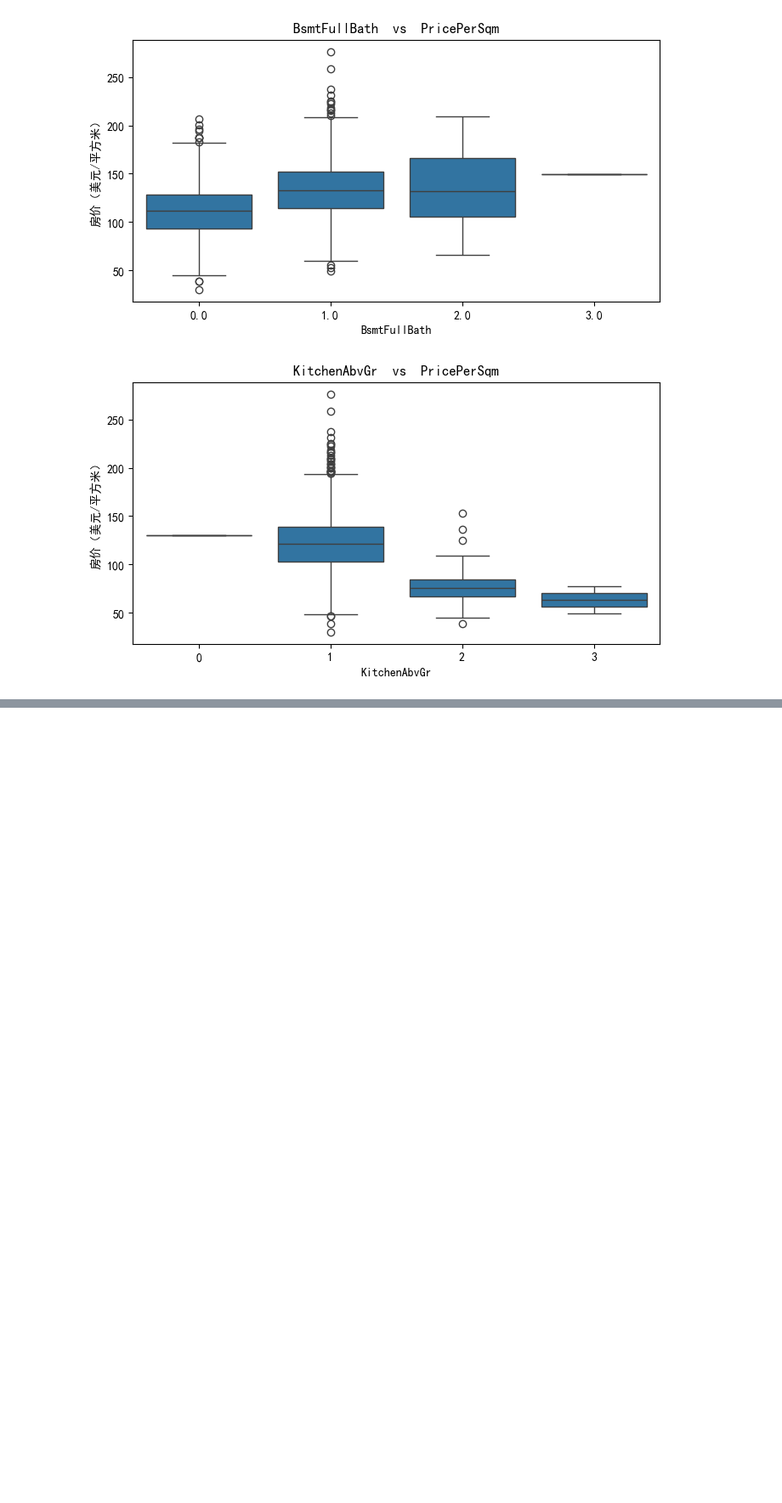
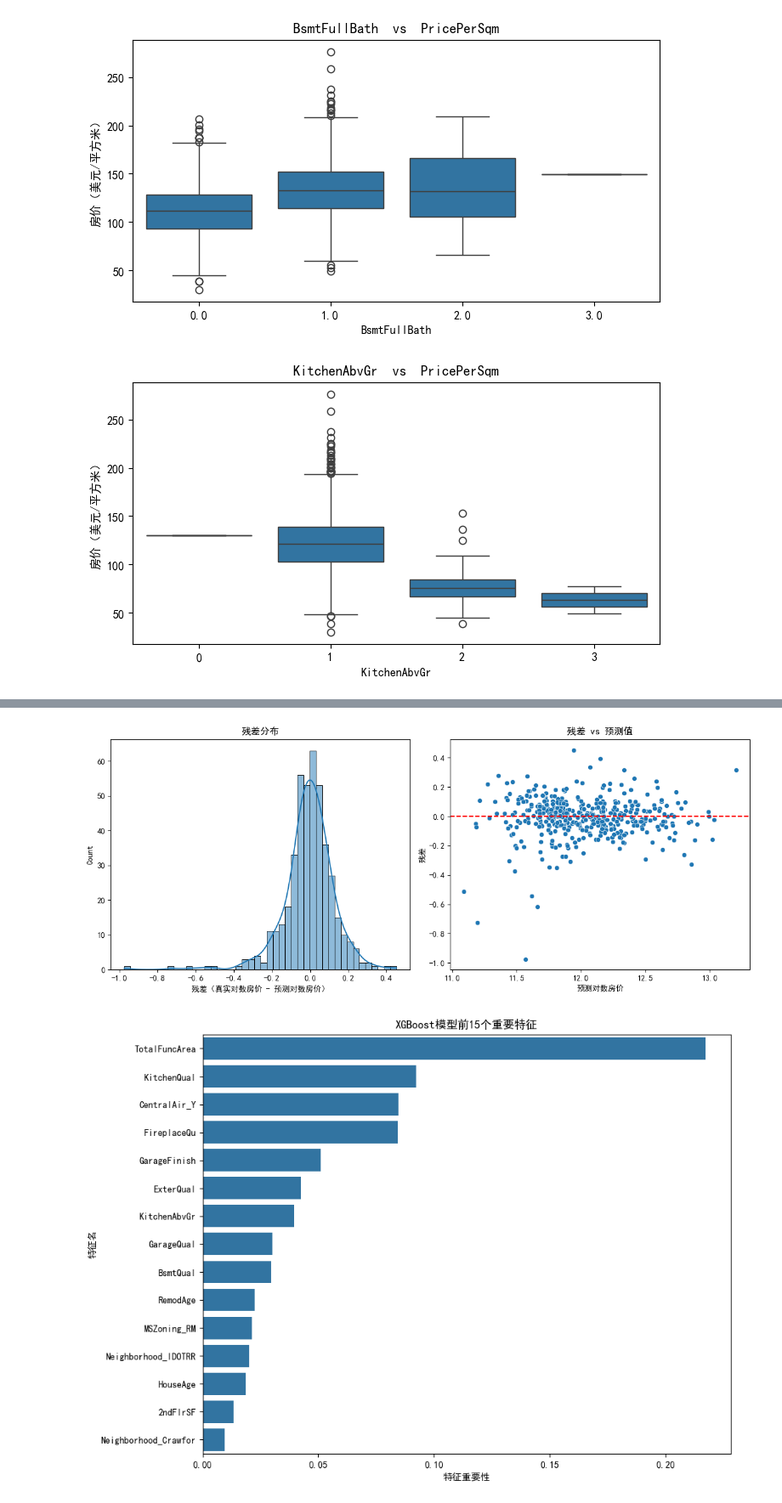
Before and after one commit to bingfeng99/AI-Learning, a Jupyter notebook: Numpy练习题.ipynb, the cells around one changed output, grey strips where cells are left out. Shown at 85% size. Saved outputs shown, nothing was run; the diff lists cells and outputs as text; code cells hidden in the pictures; blank space fills up the shorter version.

```diff
--- a/Numpy练习题.ipynb
+++ b/Numpy练习题.ipynb
@@ -772,6 +755,8 @@ print(f"3σ原则下异常样本数：{price_abnormal_mask.sum()}")  # 通常较
 # 拆分清洁后的X和y
 X_train_clean = train_combined_clean.drop("SalePrice", axis=1)
 y_train_clean = train_combined_clean["SalePrice"]
+
+all_df_processed = pd.concat([X_train_clean,X_test_raw.reset_index(drop=True)],axis=0)
 # %% [output]
 删除异常点前样本数：1460
 删除异常点后样本数：1458
@@ -916,0 +1051,13 @@ for a in (corr_series[corr_series>0.3].sort_values(ascending=0)).index.tolist():
+# %%
+# 2.1 训练线性回归模型
+lr_model = LinearRegression()
+lr_model.fit(X_train, y_train_log)
+
+# 2.2 验证集预测与RMSLE计算
+def rmsle(y_true, y_pred):
+    """计算RMSLE（对数均方根误差）"""
+    return np.sqrt(mean_squared_log_error(np.expm1(y_true), np.expm1(y_pred)))
+
+y_val_pred_log = lr_model.predict(X_val)
+lr_rmsle = rmsle(y_val_log, y_val_pred_log)
+print(f"\n线性回归基线模型RMSLE：{lr_rmsle:.4f}")  # 通常≈0.13-0.15，达标
@@ -916,0 +1098,37 @@ for a in (corr_series[corr_series>0.3].sort_values(ascending=0)).index.tolist():
+# %%
+# 1.1 残差分析（用XGBoost模型）
+residuals = y_val_log - y_val_xgb_pred_log
+plt.figure(figsize=(12, 5))
+
+# 残差分布直方图（应接近正态分布）
+plt.subplot(1, 2, 1)
+sns.histplot(residuals, kde=True)
+plt.title("残差分布")
+plt.xlabel("残差（真实对数房价 - 预测对数房价）")
+
+# 残差vs预测值散点图（应无明显趋势）
+plt.subplot(1, 2, 2)
+sns.scatterplot(x=y_val_xgb_pred_log, y=residuals)
+plt.axhline(y=0, color="red", linestyle="--")  # 参考线
+plt.title("残差 vs 预测值")
+plt.xlabel("预测对数房价")
+plt.ylabel("残差")
+plt.tight_layout()
+plt.show()
+
+# 1.2 特征重要性（前15个重要特征）
+feature_importance = pd.DataFrame({
+    "Feature": X_train_final.columns,
+    "Importance": best_xgb.feature_importances_
+}).sort_values("Importance", ascending=False)
+
+plt.figure(figsize=(10, 8))
+sns.barplot(x="Importance", y="Feature", data=feature_importance.head(15))
+plt.title("XGBoost模型前15个重要特征")
+plt.xlabel("特征重要性")
+plt.ylabel("特征名")
+plt.show()
+# 结论：TotalFuncArea、OverallQual、GrLivArea等核心特征应排在前，符合业务逻辑
+# %% [output]
+[figure, added]
+[figure, added]
```
Also changed, not shown: parts of 12 cells of this notebook.
